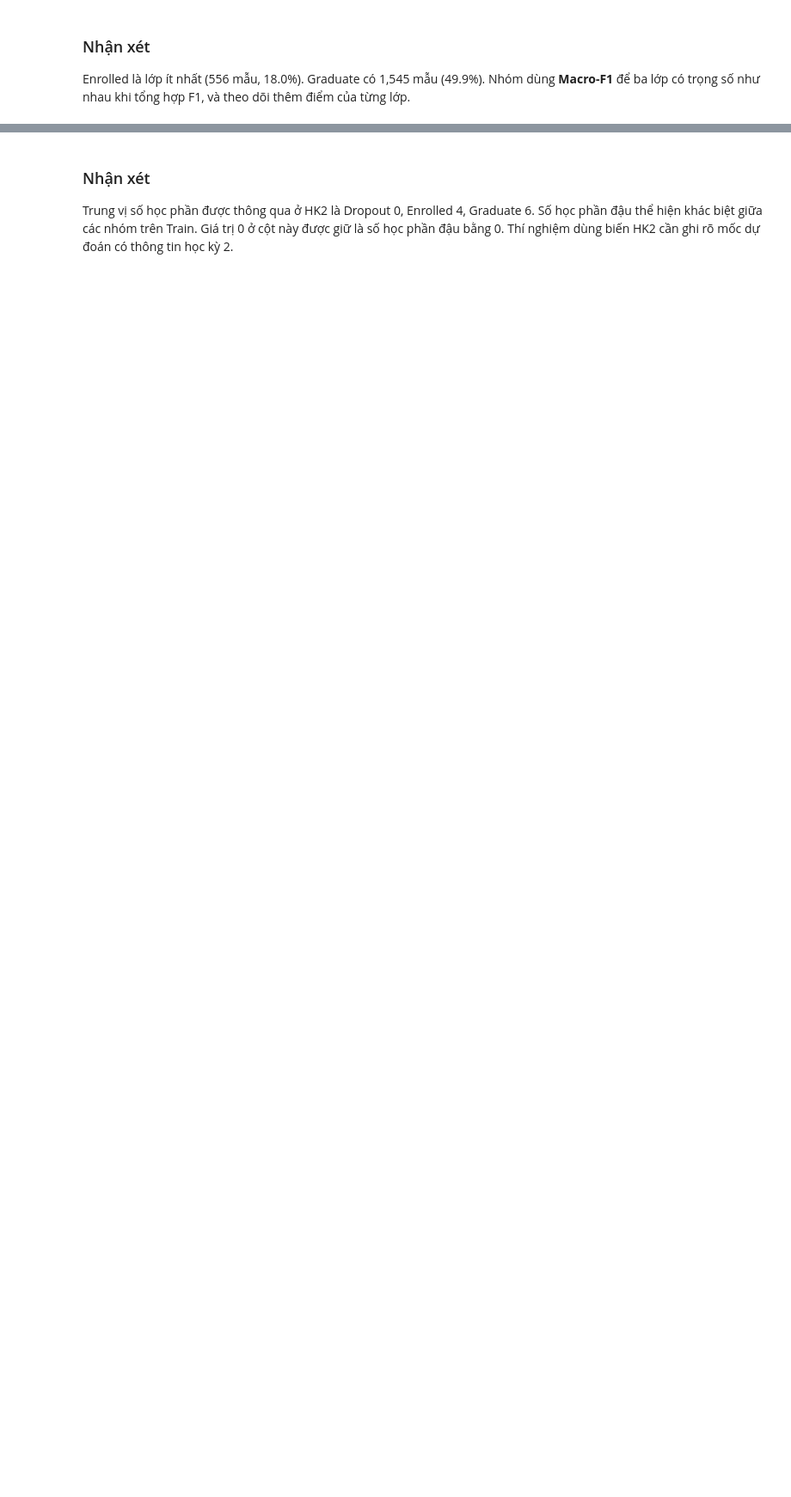
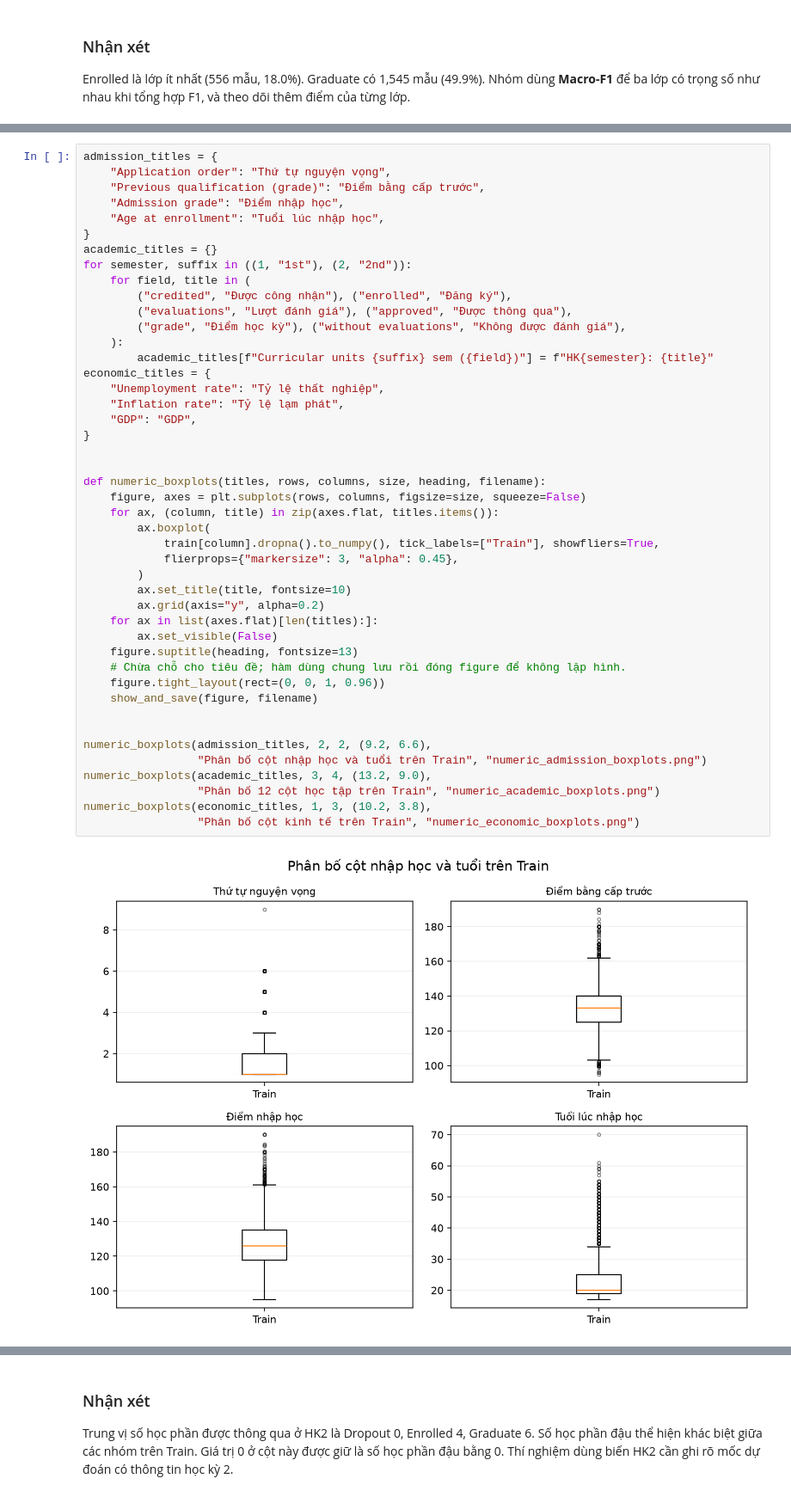
Before and after one commit to HnhanBk415/student-dropout-prediction, a Jupyter notebook: notebooks/data_preparation/01_eda_train.ipynb, the cells around one changed output, grey strips where cells are left out. Shown at 86% size. Saved outputs shown, nothing was run; the diff lists cells and outputs as text; blank space fills up the shorter version.

```diff
--- a/notebooks/data_preparation/01_eda_train.ipynb
+++ b/notebooks/data_preparation/01_eda_train.ipynb
@@ -104,0 +266,47 @@ Enrolled là lớp ít nhất (556 mẫu, 18.0%). Graduate có 1,545 mẫu (49.9
+# %%
+admission_titles = {
+    "Application order": "Thứ tự nguyện vọng",
+    "Previous qualification (grade)": "Điểm bằng cấp trước",
+    "Admission grade": "Điểm nhập học",
+    "Age at enrollment": "Tuổi lúc nhập học",
+}
+academic_titles = {}
+for semester, suffix in ((1, "1st"), (2, "2nd")):
+    for field, title in (
+        ("credited", "Được công nhận"), ("enrolled", "Đăng ký"),
+        ("evaluations", "Lượt đánh giá"), ("approved", "Được thông qua"),
+        ("grade", "Điểm học kỳ"), ("without evaluations", "Không được đánh giá"),
+    ):
+        academic_titles[f"Curricular units {suffix} sem ({field})"] = f"HK{semester}: {title}"
+economic_titles = {
+    "Unemployment rate": "Tỷ lệ thất nghiệp",
+    "Inflation rate": "Tỷ lệ lạm phát",
+    "GDP": "GDP",
+}
+
+
+def numeric_boxplots(titles, rows, columns, size, heading, filename):
+    figure, axes = plt.subplots(rows, columns, figsize=size, squeeze=False)
+    for ax, (column, title) in zip(axes.flat, titles.items()):
+        ax.boxplot(
+            train[column].dropna().to_numpy(), tick_labels=["Train"], showfliers=True,
+            flierprops={"markersize": 3, "alpha": 0.45},
+        )
+        ax.set_title(title, fontsize=10)
+        ax.grid(axis="y", alpha=0.2)
+    for ax in list(axes.flat)[len(titles):]:
+        ax.set_visible(False)
+    figure.suptitle(heading, fontsize=13)
+    # Chừa chỗ cho tiêu đề; hàm dùng chung lưu rồi đóng figure để không lặp hình.
+    figure.tight_layout(rect=(0, 0, 1, 0.96))
+    show_and_save(figure, filename)
+
+
+numeric_boxplots(admission_titles, 2, 2, (9.2, 6.6),
+                 "Phân bố cột nhập học và tuổi trên Train", "numeric_admission_boxplots.png")
+numeric_boxplots(academic_titles, 3, 4, (13.2, 9.0),
+                 "Phân bố 12 cột học tập trên Train", "numeric_academic_boxplots.png")
+numeric_boxplots(economic_titles, 1, 3, (10.2, 3.8),
+                 "Phân bố cột kinh tế trên Train", "numeric_economic_boxplots.png")
+# %% [output]
+[figure, added]
```
Also changed, not shown: parts of 18 cells of this notebook, 29 other files.
